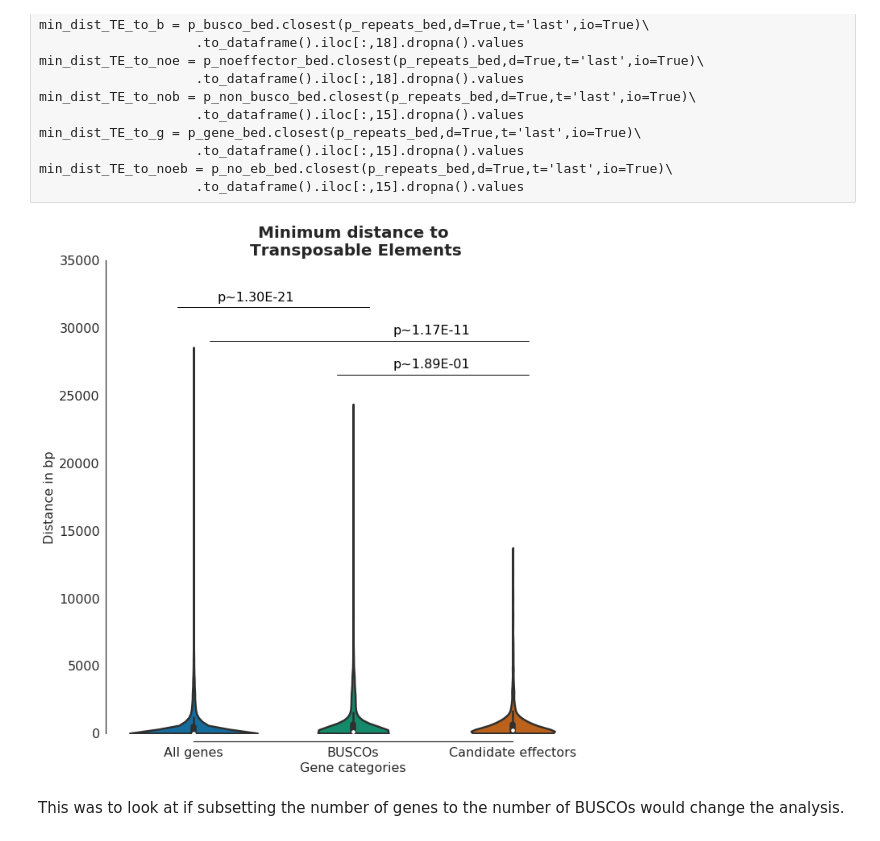
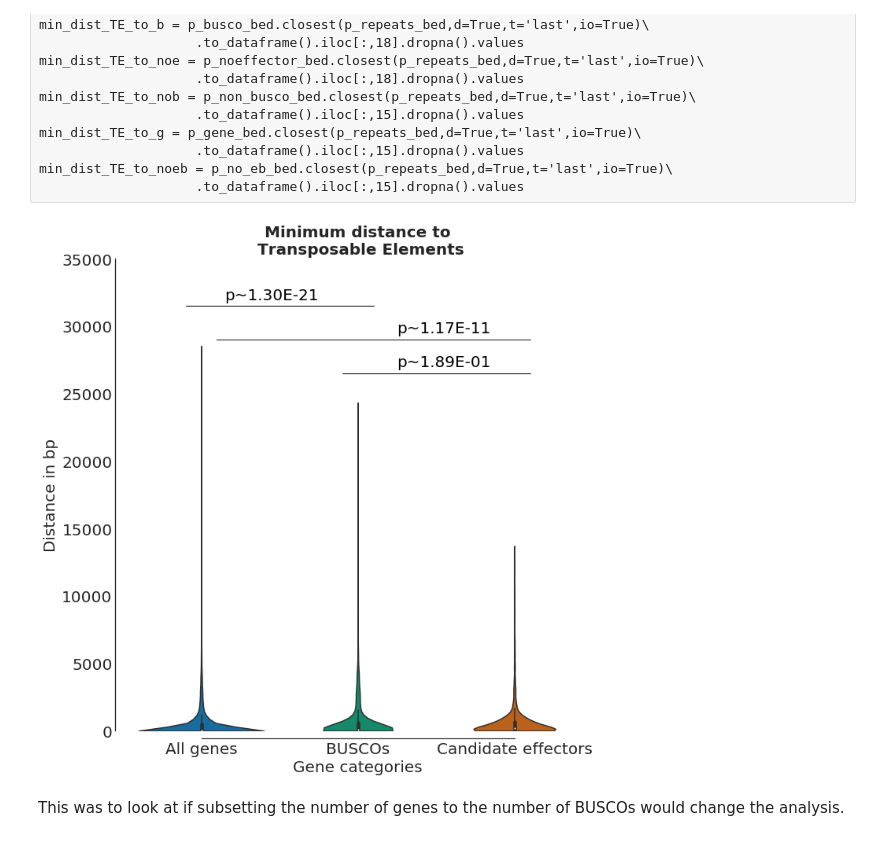
Before and after one commit to BenjaminSchwessinger/Pst_104_E137_A-_genome, a Jupyter notebook: notebooks/Pst_104E_effectors_submission_21092017.ipynb, the cells around one changed output. Cells and saved outputs as stored; diff of their text form; code cells hidden in the pictures.

```diff
--- a/notebooks/Pst_104E_effectors_submission_21092017.ipynb
+++ b/notebooks/Pst_104E_effectors_submission_21092017.ipynb
@@ -470,36 +474,36 @@ font.set_size(20)
 
 title = 'Minimum distance to Transposable Elements'
 plt.title(title.replace('to', 'to\n'), fontproperties=font)
 
 #set font size for labels and such
-fs = 16
+fs = 20
 
 #fontsize labels
 font0 = FontProperties()
 font_axis = font0.copy()
-font_axis.set_size(16)
+font_axis.set_size(20)
 
 plt.xlabel("Gene categories", fontproperties = font_axis)
 plt.ylabel('Distance in bp', fontproperties = font_axis)
 
 
 #add the stats to it as well with numbers and lines
 ax.text(0.15, 32000, 'p~%.2E' % corrected_errors[1][0], color='k', fontsize=fs)
 ax.plot([-0.1, 1.1], [31500, 31500],color ='k' ,lw=1)
 ax.text(1.25, 29500, 'p~%.2E' % corrected_errors[1][1], color='k', fontsize=fs)
 ax.plot([0.1, 2.1], [29000, 29000],color ='k' ,lw=1)
 ax.text(1.25, 27000, 'p~%.2E' % corrected_errors[1][2], color='k', fontsize=fs)
 ax.plot([0.9, 2.1], [26500, 26500],color ='k' ,lw=1)
 sns.despine(offset=10, trim=True)
 
 #fontsize of ticks
 ax.tick_params(labelsize=fs)
 
 #save the file as well
 out_file_name = "_".join(title.split(' '))
 fig.savefig(os.path.join(OUT_FOLDER_FIG, out_file_name+'_v3.png'), dpi=600)
 # %% [output]
-[figure, old version]
+[figure, new version]
 # %% [markdown]
 This was to look at if subsetting the number of genes to the number of BUSCOs would change the analysis.
 # %%
```
Also changed, not shown: parts of 22 cells of this notebook, 3 other files.
